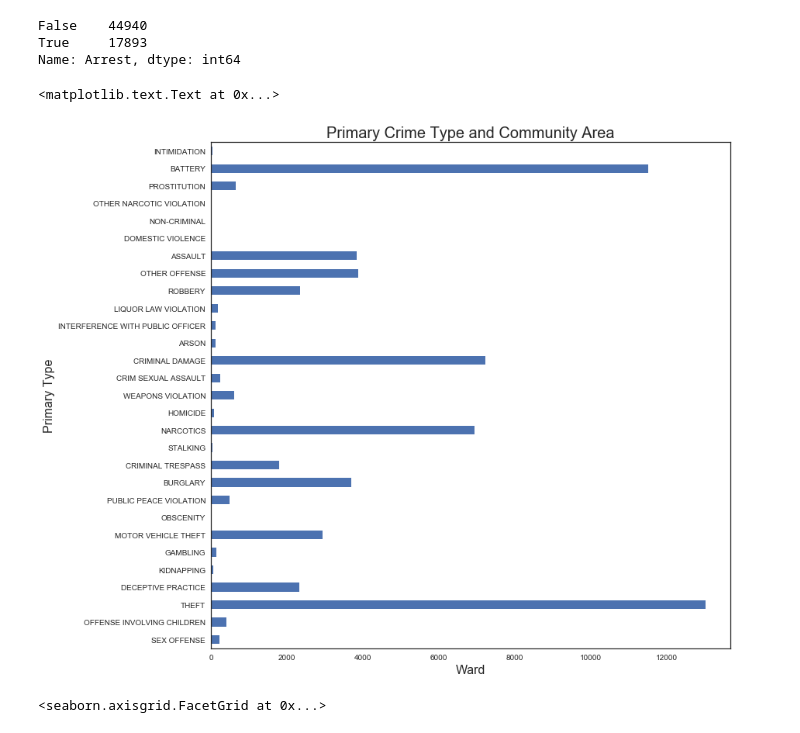
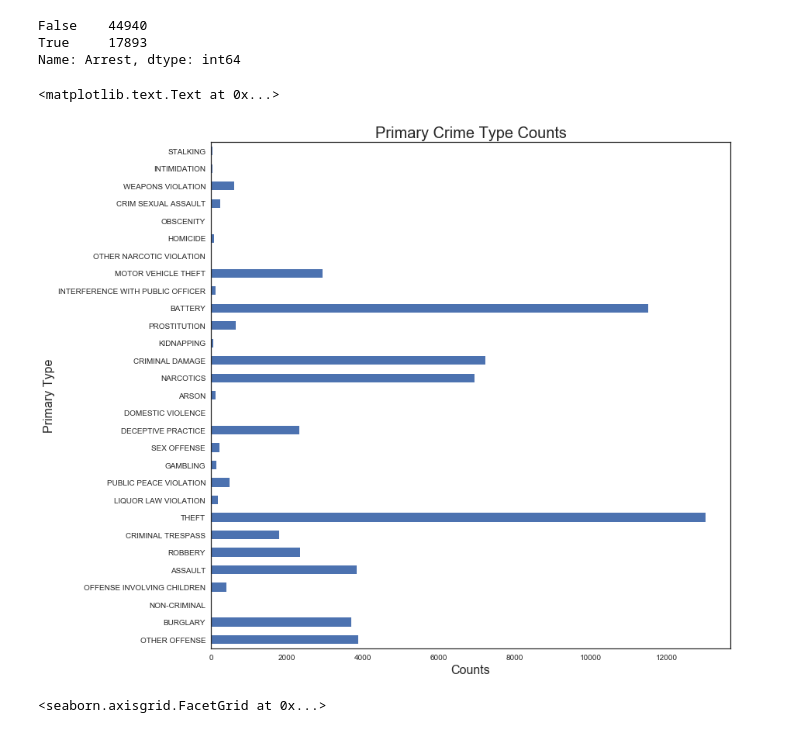
Before and after one commit to oddinigwe/project3, a Jupyter notebook: Project3.ipynb, the cells around one changed output. Cells and saved outputs as stored; diff of their text form; code cells hidden in the pictures.

```diff
--- a/Project3.ipynb
+++ b/Project3.ipynb
@@ -81,15 +61,15 @@ False    44940
 True     17893
 Name: Arrest, dtype: int64
 # %%
-#To create a pie chart showing primary crime types and years
+#To create a pie chart showing counts for the primary crime types
 fig,ax = plt.subplots(figsize=(12,12))
 chicagocrime['Primary Type'].value_counts(sort=False).plot(kind='barh')
-plt.title('Primary Crime Type and Community Area',fontsize=20)
-plt.xlabel('Ward',fontsize=16)
+plt.title('Primary Crime Type Counts',fontsize=20)
+plt.xlabel('Counts',fontsize=16)
 plt.ylabel('Primary Type',fontsize=16)
 # %% [output]
 <matplotlib.text.Text at 0x...>
-[figure, old version]
+[figure, new version]
 # %%
 # To create a kdeplot which is a seaborn plot useful for looking at univariate relations
 # Creates and visualizes a kernel density estimate of the underlying feature
```
Also changed, not shown: parts of 9 cells of this notebook.
